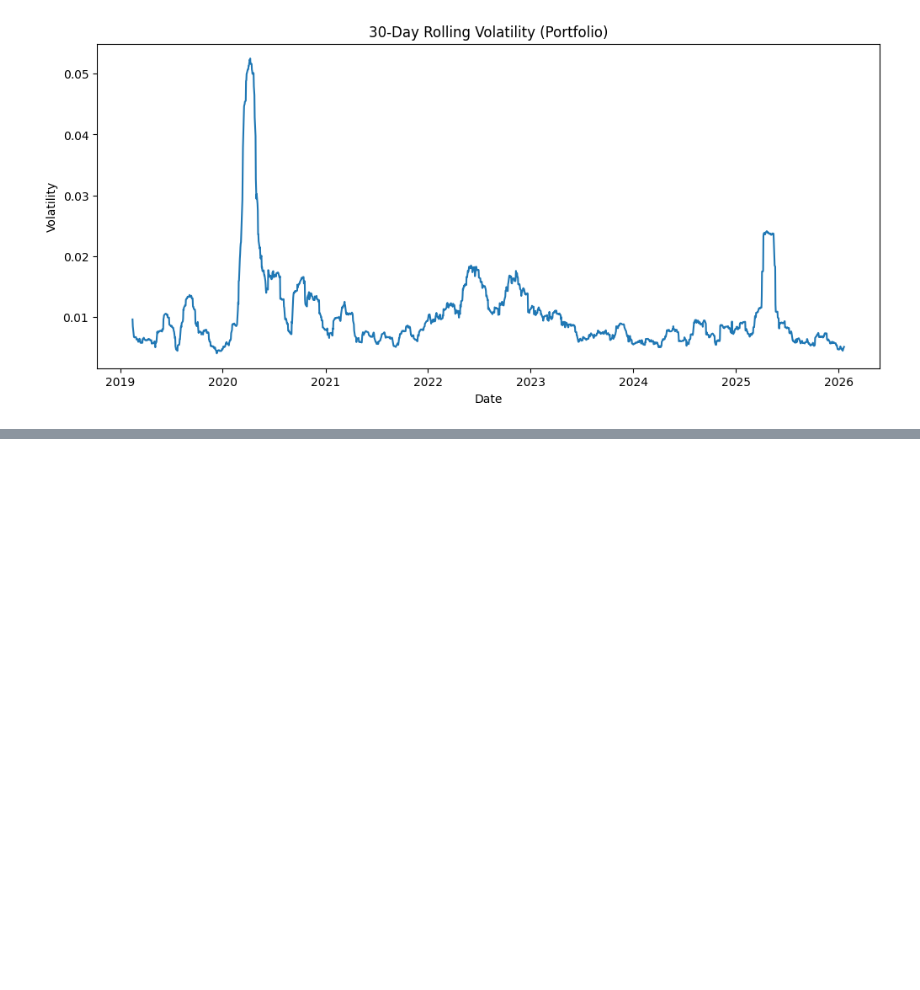
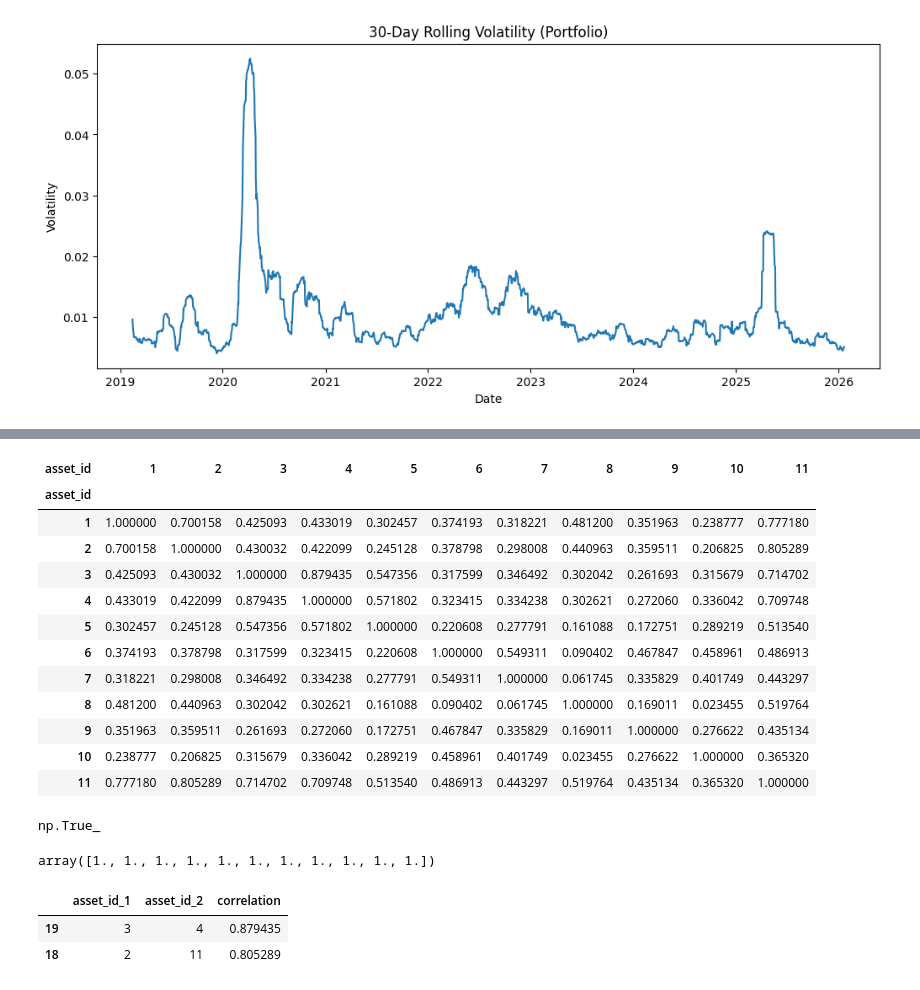
Before and after one commit to tsai143/financial-risk-analytics, a Jupyter notebook: notebooks/week2_returns_volatility.ipynb, the cells around one changed output, grey strips where cells are left out. Drawn from its saved outputs; the diff is of its cells as text; code cells hidden in the pictures; blank space fills up the shorter version.

```diff
--- a/notebooks/week2_returns_volatility.ipynb
+++ b/notebooks/week2_returns_volatility.ipynb
@@ -255,3 +255,15 @@ plt.ylabel("Volatility")
 plt.show()
 # %% [output]
 [figure]
+# %%
+# Pivot log returns into wide format for correlation analysis
+# Rows = trade_date
+# Columns = asset_id
+# Values = log_return
+
+returns_matrix = (
+    df
+    .pivot(index="trade_date", columns="asset_id", values="log_return")
+)
+
+returns_matrix.head()
@@ -257,0 +300,29 @@ plt.show()
+# %%
+# Calculate Pearson correlation matrix of asset returns
+correlation_matrix = returns_matrix.corr()
+
+correlation_matrix
+# %% [output]
+| asset_id | 1 | 2 | 3 | 4 | 5 | 6 | 7 | 8 | 9 | 10 | 11 |
+| asset_id |  |  |  |  |  |  |  |  |  |  |  |
+| 1 | 1.000000 | 0.700158 | 0.425093 | 0.433019 | 0.302457 | 0.374193 | 0.318221 | 0.481200 | 0.351963 | 0.238777 | 0.777180 |
+| 2 | 0.700158 | 1.000000 | 0.430032 | 0.422099 | 0.245128 | 0.378798 | 0.298008 | 0.440963 | 0.359511 | 0.206825 | 0.805289 |
+| 3 | 0.425093 | 0.430032 | 1.000000 | 0.879435 | 0.547356 | 0.317599 | 0.346492 | 0.302042 | 0.261693 | 0.315679 | 0.714702 |
+| 4 | 0.433019 | 0.422099 | 0.879435 | 1.000000 | 0.571802 | 0.323415 | 0.334238 | 0.302621 | 0.272060 | 0.336042 | 0.709748 |
+| 5 | 0.302457 | 0.245128 | 0.547356 | 0.571802 | 1.000000 | 0.220608 | 0.277791 | 0.161088 | 0.172751 | 0.289219 | 0.513540 |
+| 6 | 0.374193 | 0.378798 | 0.317599 | 0.323415 | 0.220608 | 1.000000 | 0.549311 | 0.090402 | 0.467847 | 0.458961 | 0.486913 |
+| 7 | 0.318221 | 0.298008 | 0.346492 | 0.334238 | 0.277791 | 0.549311 | 1.000000 | 0.061745 | 0.335829 | 0.401749 | 0.443297 |
+| 8 | 0.481200 | 0.440963 | 0.302042 | 0.302621 | 0.161088 | 0.090402 | 0.061745 | 1.000000 | 0.169011 | 0.023455 | 0.519764 |
+| 9 | 0.351963 | 0.359511 | 0.261693 | 0.272060 | 0.172751 | 0.467847 | 0.335829 | 0.169011 | 1.000000 | 0.276622 | 0.435134 |
+| 10 | 0.238777 | 0.206825 | 0.315679 | 0.336042 | 0.289219 | 0.458961 | 0.401749 | 0.023455 | 0.276622 | 1.000000 | 0.365320 |
+| 11 | 0.777180 | 0.805289 | 0.714702 | 0.709748 | 0.513540 | 0.486913 | 0.443297 | 0.519764 | 0.435134 | 0.365320 | 1.000000 |
+# %%
+# Correlation matrix should be symmetric
+(correlation_matrix.values.T == correlation_matrix.values).all()
+# %% [output]
+np.True_
+# %%
+# Diagonal values should be 1 (asset correlated with itself)
+np.diag(correlation_matrix)
+# %% [output]
+array([1., 1., 1., 1., 1., 1., 1., 1., 1., 1., 1.])
@@ -257,0 +333,17 @@ plt.show()
+# %%
+# Extract upper triangle correlations to avoid duplicate pairs
+high_corr_pairs = (
+    correlation_matrix
+    .where(np.triu(np.ones(correlation_matrix.shape), k=1).astype(bool))
+    .stack()
+    .reset_index(name="correlation")
+)
+
+# Filter high-correlation pairs
+high_corr_pairs[
+    high_corr_pairs["correlation"].abs() > 0.8
+].sort_values(by="correlation", ascending=False)
+# %% [output]
+|  | asset_id_1 | asset_id_2 | correlation |
+| 19 | 3 | 4 | 0.879435 |
+| 18 | 2 | 11 | 0.805289 |
```
Also changed, not shown: parts of 6 cells of this notebook.
